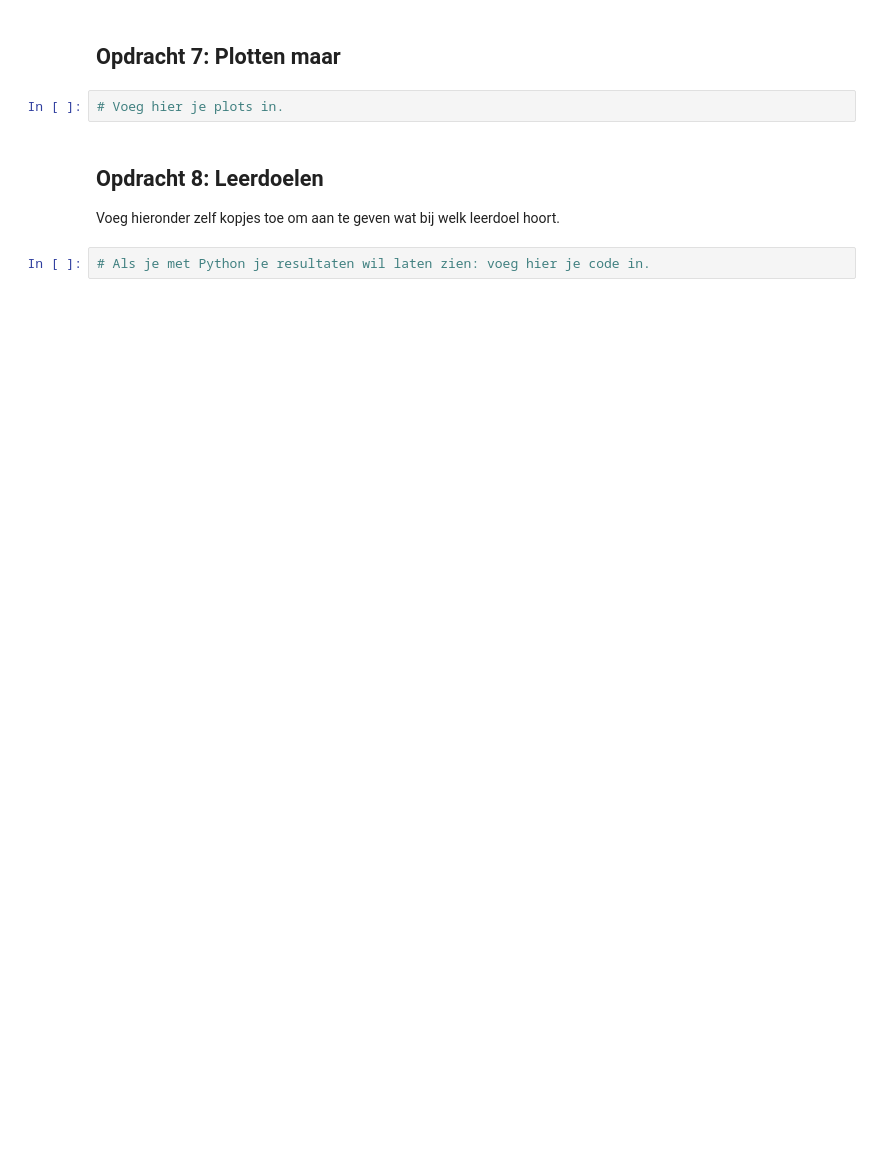
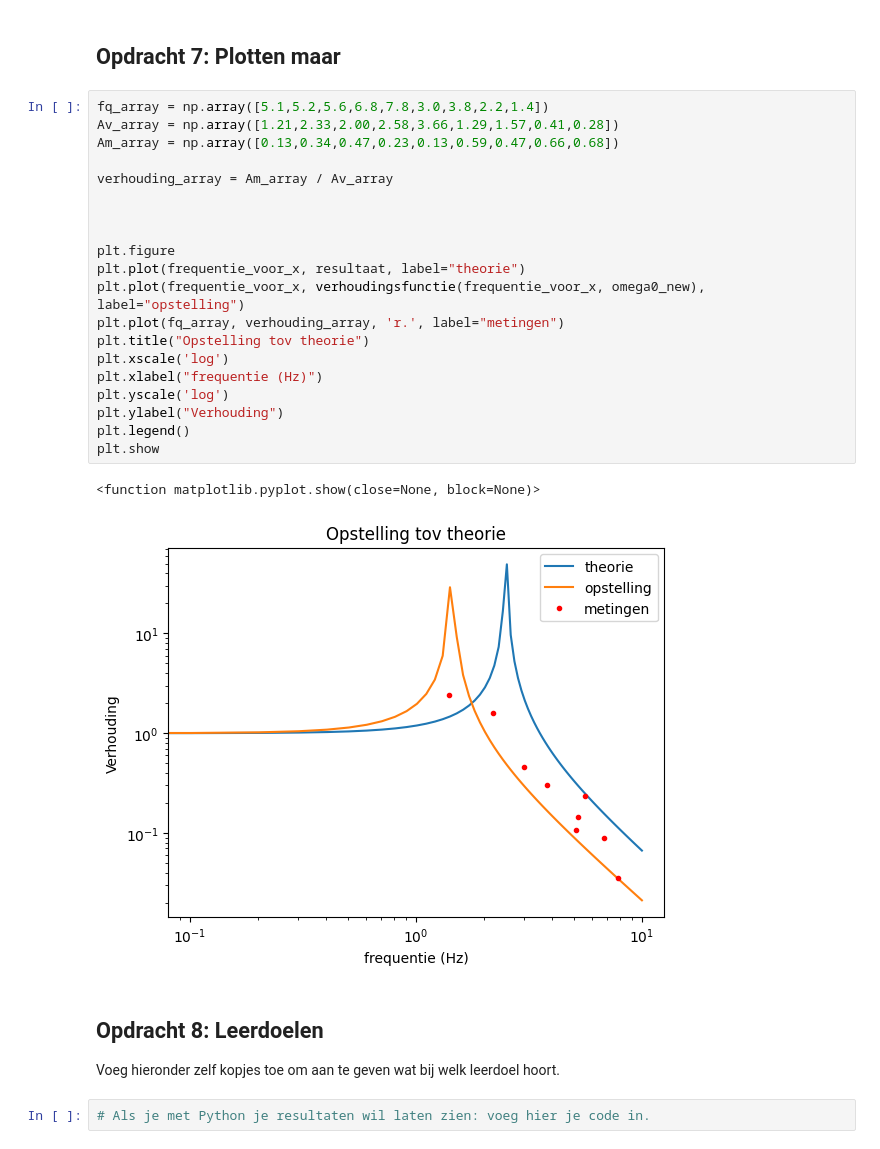
Before and after one commit to OLvanVelze/opdrachten-DEF-D-OVV, a Jupyter notebook: FysiekeOntwerpopdrachten/5MaakEenOpstellingTrillingsvrij/Ontwerpopdracht5MaakEenOpstellingTrillingsvrijInvulTemplate.ipynb, the cells around one changed output. Saved outputs shown, nothing was run; the diff lists cells and outputs as text; blank space fills up the shorter version.

```diff
--- a/FysiekeOntwerpopdrachten/5MaakEenOpstellingTrillingsvrij/Ontwerpopdracht5MaakEenOpstellingTrillingsvrijInvulTemplate.ipynb
+++ b/FysiekeOntwerpopdrachten/5MaakEenOpstellingTrillingsvrij/Ontwerpopdracht5MaakEenOpstellingTrillingsvrijInvulTemplate.ipynb
@@ -170,7 +196,28 @@ Als je hier negatief geantwoord hebt, kopieer onder deze cel dan alle cellen van
 # %% [markdown]
 ## Opdracht 7: Plotten maar
 # %%
-# Voeg hier je plots in.
+fq_array = np.array([5.1,5.2,5.6,6.8,7.8,3.0,3.8,2.2,1.4])
+Av_array = np.array([1.21,2.33,2.00,2.58,3.66,1.29,1.57,0.41,0.28])
+Am_array = np.array([0.13,0.34,0.47,0.23,0.13,0.59,0.47,0.66,0.68])
+
+verhouding_array = Am_array / Av_array
+
+
+
+plt.figure
+plt.plot(frequentie_voor_x, resultaat, label="theorie")
+plt.plot(frequentie_voor_x, verhoudingsfunctie(frequentie_voor_x, omega0_new), label="opstelling")
+plt.plot(fq_array, verhouding_array, 'r.', label="metingen")
+plt.title("Opstelling tov theorie")
+plt.xscale('log')
+plt.xlabel("frequentie (Hz)")
+plt.yscale('log')
+plt.ylabel("Verhouding")
+plt.legend()
+plt.show
+# %% [output]
+<function matplotlib.pyplot.show(close=None, block=None)>
+[figure, added]
 # %% [markdown]
 ## Opdracht 8: Leerdoelen
 Voeg hieronder zelf kopjes toe om aan te geven wat bij welk leerdoel hoort.
```
Also changed, not shown: parts of 2 cells of this notebook.
